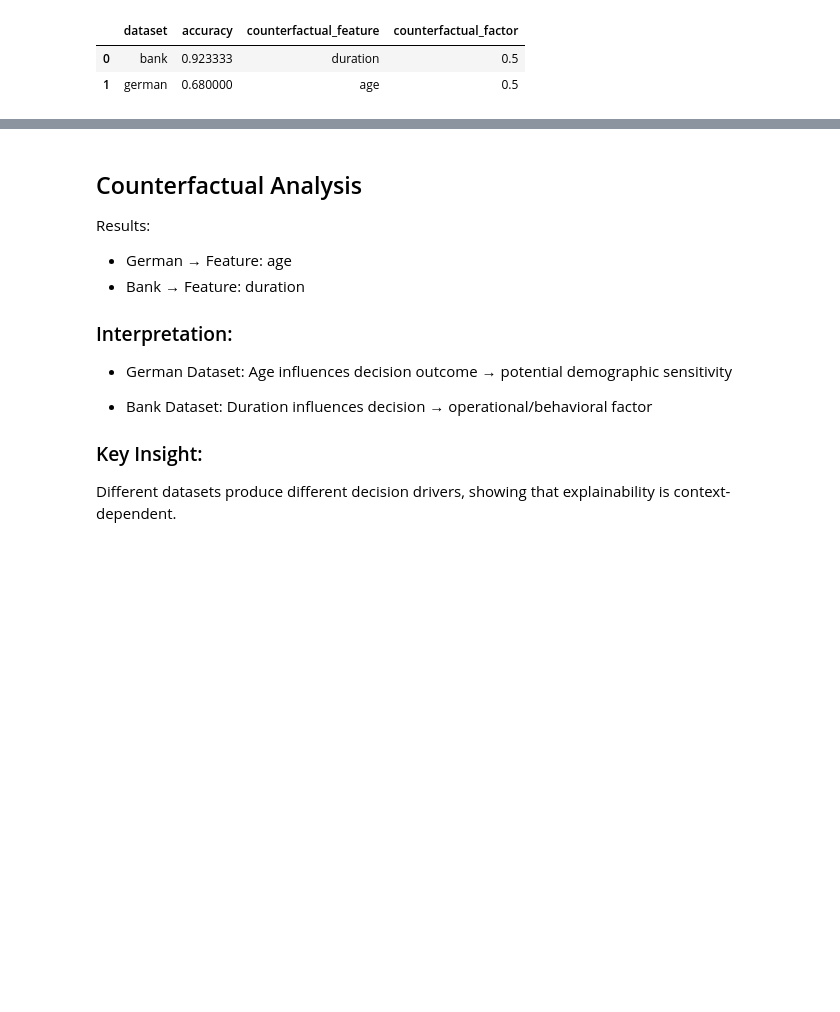
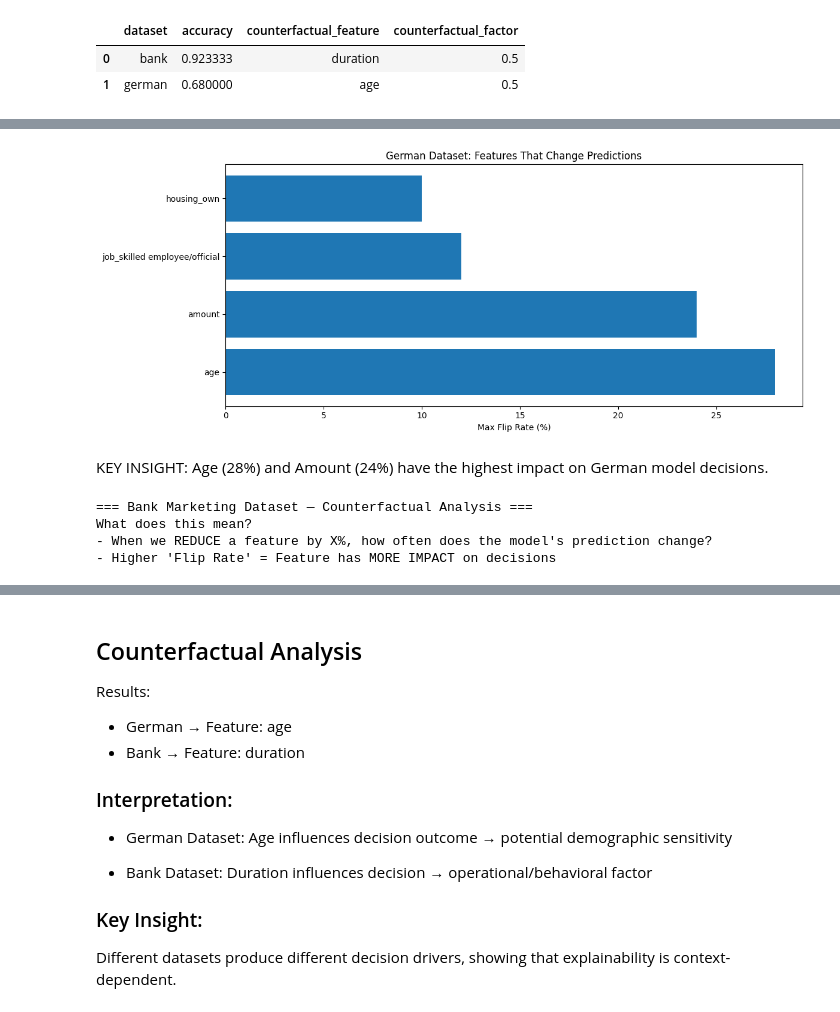
Before and after one commit to Saurabh-pilaniya07/XAI_Credit_Risk, a Jupyter notebook: notebooks/01_analysis.ipynb, the cells around one changed output, grey strips where cells are left out. Cells and saved outputs as stored; diff of their text form; code cells hidden in the pictures; blank space fills up the shorter version.

Commit message:
Add initial multi-dataset analysis notebook

```diff
--- a/notebooks/01_analysis.ipynb
+++ b/notebooks/01_analysis.ipynb
@@ -93,0 +96,7 @@ results
+# %%
+# Extract feature names from preprocessed data
+german_feature_names = X_g.columns.tolist()
+bank_feature_names = X_b.columns.tolist()
+
+print("German features:", german_feature_names)
+print("Bank features:", bank_feature_names)
@@ -93,0 +147,2 @@ results
+# %%
+german_cf = counterfactual_analysis(model_g, Xg_test, german_feature_names)
@@ -93,0 +167,5 @@ results
+# %%
+# Show top features
+top_german = german_cf.nlargest(10, 'Flip Rate (%)')
+print("\nTOP 10 FEATURES THAT FLIP PREDICTIONS:")
+print(top_german.to_string(index=False))
@@ -93,0 +185,24 @@ results
+# %%
+# Visualize
+plt.figure(figsize=(12, 5))
+top_features_unique = top_german.drop_duplicates('Feature').head(8)
+plt.barh(top_features_unique['Feature'], top_features_unique['Flip Rate (%)'])
+plt.xlabel('Max Flip Rate (%)')
+plt.title('German Dataset: Features That Change Predictions')
+plt.tight_layout()
+plt.show()
+# %% [output]
+[figure, added]
+# %% [markdown]
+KEY INSIGHT: Age (28%) and Amount (24%) have the highest impact on German model decisions.
+# %%
+# Run for Bank dataset
+print("\n=== Bank Marketing Dataset — Counterfactual Analysis ===")
+print("What does this mean?")
+print("- When we REDUCE a feature by X%, how often does the model's prediction change?")
+print("- Higher 'Flip Rate' = Feature has MORE IMPACT on decisions\n")
+# %% [output]
+=== Bank Marketing Dataset — Counterfactual Analysis ===
+What does this mean?
+- When we REDUCE a feature by X%, how often does the model's prediction change?
+- Higher 'Flip Rate' = Feature has MORE IMPACT on decisions
```
Also changed, not shown: parts of 13 cells of this notebook.
